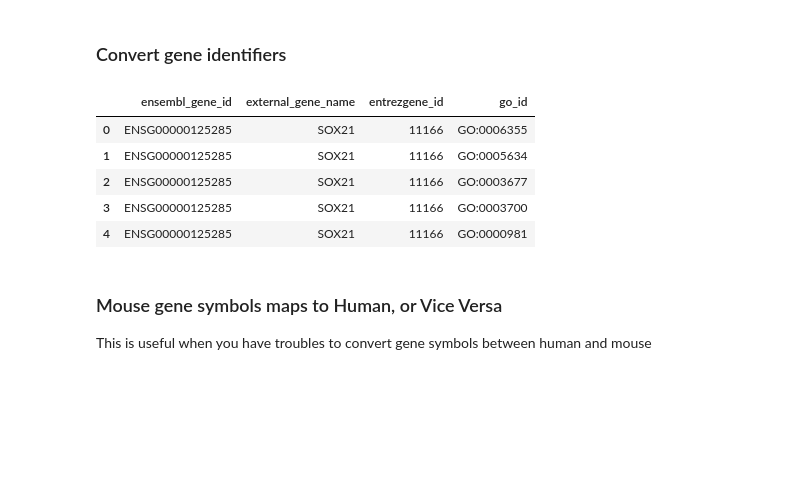
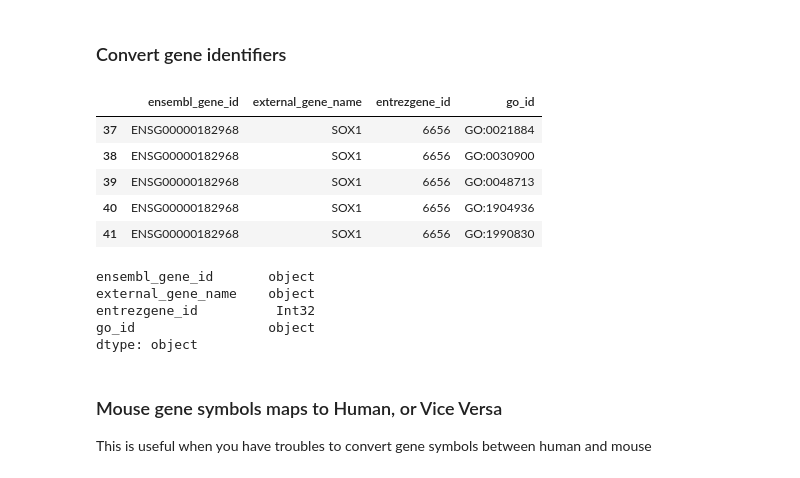
Before and after one commit to zqfang/GSEApy, a Jupyter notebook: docs/gseapy_example.ipynb, the cells around one changed output. Saved outputs shown, nothing was run; the diff lists cells and outputs as text; code cells hidden in the pictures; blank space fills up the shorter version.

```diff
--- a/docs/gseapy_example.ipynb
+++ b/docs/gseapy_example.ipynb
@@ -29,25 +29,33 @@ bm = Biomart()
 # %%
 ## view validated marts
 # marts = bm.get_marts()
 ## view validated dataset
 # datasets = bm.get_datasets(mart='ENSEMBL_MART_ENSEMBL')
 ## view validated attributes
 # attrs = bm.get_attributes(dataset='hsapiens_gene_ensembl')
 ## view validated filters
 # filters = bm.get_filters(dataset='hsapiens_gene_ensembl')
 ## query results
 queries ={'ensembl_gene_id': ['ENSG00000125285','ENSG00000182968'] } # need to be a dict object
 results = bm.query(dataset='hsapiens_gene_ensembl',
                    attributes=['ensembl_gene_id', 'external_gene_name', 'entrezgene_id', 'go_id'],
                    filters=queries)
-results.head()
+results.tail()
 # %% [output]
 |  | ensembl_gene_id | external_gene_name | entrezgene_id | go_id |
-| 0 | ENSG00000125285 | SOX21 | 11166 | GO:0006355 |
-| 1 | ENSG00000125285 | SOX21 | 11166 | GO:0005634 |
-| 2 | ENSG00000125285 | SOX21 | 11166 | GO:0003677 |
-| 3 | ENSG00000125285 | SOX21 | 11166 | GO:0003700 |
-| 4 | ENSG00000125285 | SOX21 | 11166 | GO:0000981 |
+| 37 | ENSG00000182968 | SOX1 | 6656 | GO:0021884 |
+| 38 | ENSG00000182968 | SOX1 | 6656 | GO:0030900 |
+| 39 | ENSG00000182968 | SOX1 | 6656 | GO:0048713 |
+| 40 | ENSG00000182968 | SOX1 | 6656 | GO:1904936 |
+| 41 | ENSG00000182968 | SOX1 | 6656 | GO:1990830 |
+# %%
+results.dtypes
+# %% [output]
+ensembl_gene_id       object
+external_gene_name    object
+entrezgene_id          Int32
+go_id                 object
+dtype: object
 # %% [markdown]
 ### Mouse gene symbols maps to Human, or Vice Versa
 
```
Also changed, not shown: parts of 26 cells of this notebook, 3 other files.
